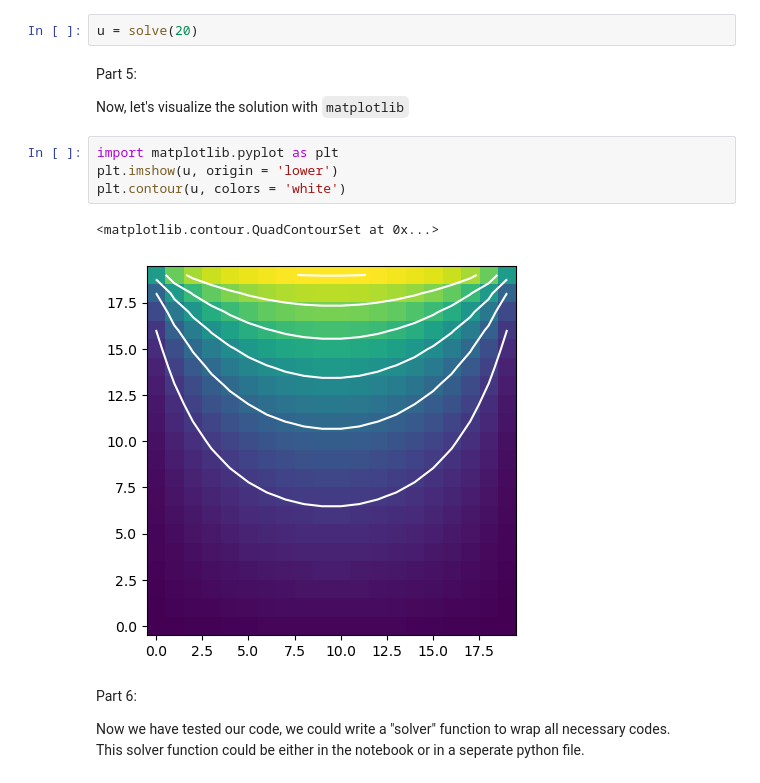
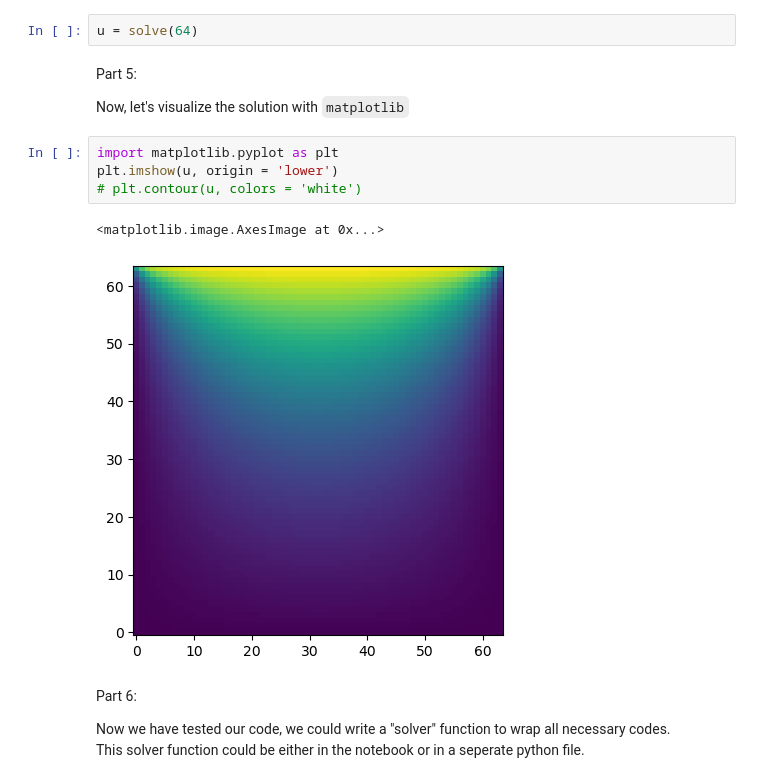
Before and after one commit to gary20000915/ComputationalPhysicsLab, a Jupyter notebook: Lab3/1_finite_difference.ipynb, the cells around one changed output. Cells and saved outputs as stored; diff of their text form.

```diff
--- a/Lab3/1_finite_difference.ipynb
+++ b/Lab3/1_finite_difference.ipynb
@@ -107,7 +107,7 @@ Part 4:
 
 Once we have the solution, we should convert the solution vector to the finite difference grids `u[i,j]`.
 # %%
-u = solve(20)
+u = solve(64)
 # %% [markdown]
 Part 5:
 
@@ -115,10 +115,10 @@ Now, let's visualize the solution with `matplotlib`
 # %%
 import matplotlib.pyplot as plt
 plt.imshow(u, origin = 'lower')
-plt.contour(u, colors = 'white')
+# plt.contour(u, colors = 'white')
 # %% [output]
-<matplotlib.contour.QuadContourSet at 0x...>
+<matplotlib.image.AxesImage at 0x...>
-[figure, old version]
+[figure, new version]
 # %% [markdown]
 Part 6:
 
```
Also changed, not shown: parts of 7 cells of this notebook, 3 other files.
